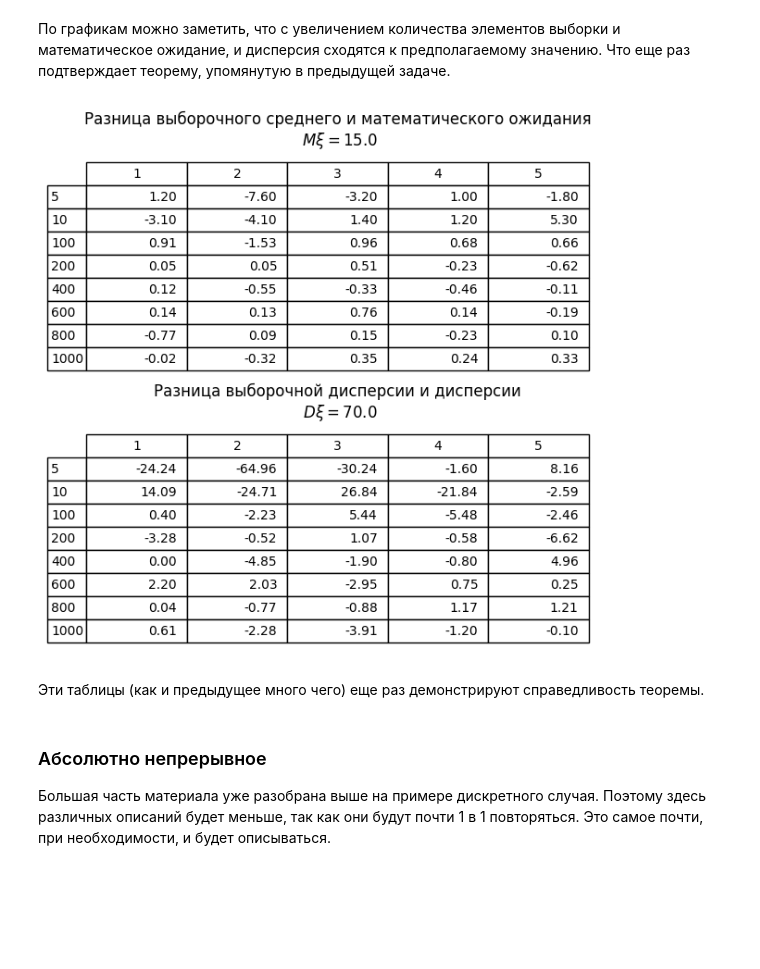
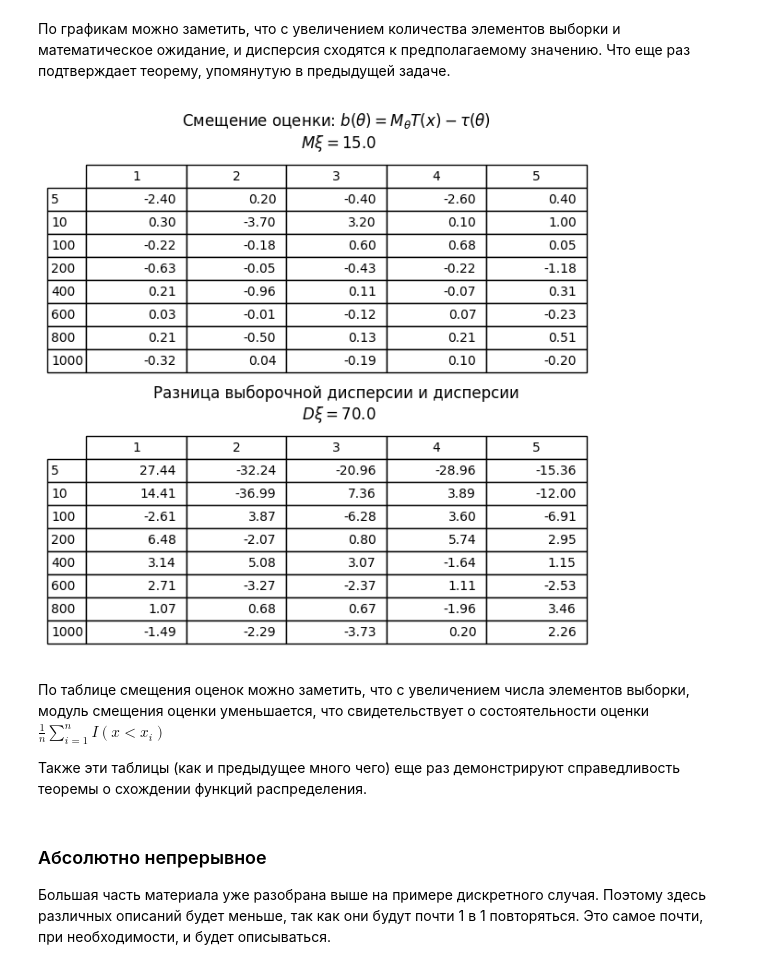
Before and after one commit to TimothyTur/skb201tur-ms-hws, a Jupyter notebook: СКБ201 Тур.ipynb, the cells around one changed output. Cells and saved outputs as stored; diff of their text form; code cells hidden in the pictures; blank space fills up the shorter version.

```diff
--- a/СКБ201 Тур.ipynb
+++ b/СКБ201 Тур.ipynb
@@ -463,20 +463,22 @@ ax[1].set(xticks = n, xlabel = 'n', ylabel = 'Sample variance',
 # %%
 fig, ax = plt.subplots(2,1, figsize=(7,7))
 ax[0].table(cellText = means_difxi, rowLabels=n, colLabels=[1,2,3,4,5],
             loc='center').scale(1, 1.5)
 ax[0].set_axis_off()
-ax[0].set_title('Разница выборочного среднего и математического ожидания' +
+ax[0].set_title('Смещение оценки: $b(\\theta)=M_{\\theta}T(x)-\\tau(\\theta)$' +
                 '\n $M\\xi = $'+str(expectationxi));
 
 ax[1].table(cellText = variances_difxi, rowLabels=n, colLabels=[1,2,3,4,5],
             loc='center').scale(1, 1.5)
 ax[1].set_axis_off()
 ax[1].set_title('Разница выборочной дисперсии и дисперсии' +
                 '\n $D\\xi = $'+str(variancexi));
 # %% [output]
-[figure, old version]
+[figure, new version]
 # %% [markdown]
-<p> Эти таблицы (как и предыдущее много  чего) еще раз демонстрируют справедливость теоремы. </p>
+<p> По таблице смещения оценок можно заметить, что с увеличением числа элементов выборки, модуль смещения оценки уменьшается, что свидетельствует о состоятельности оценки $\frac{1}{n}\sum_{i=1}^n I(x<x_i)$</p>
+
+<p> Также эти таблицы (как и предыдущее много  чего) еще раз демонстрируют справедливость теоремы о схождении функций распределения. </p>
 # %% [markdown]
 ### Абсолютно непрерывное <a class="anchor" id="hw2c"></a>
 <p> Большая часть материала уже разобрана выше на примере дискретного случая. Поэтому здесь различных описаний будет меньше, так как они будут почти 1 в 1 повторяться. Это самое почти, при необходимости, и будет описываться. </p>
```
Also changed, not shown: parts of 34 cells of this notebook, 1 other file.
